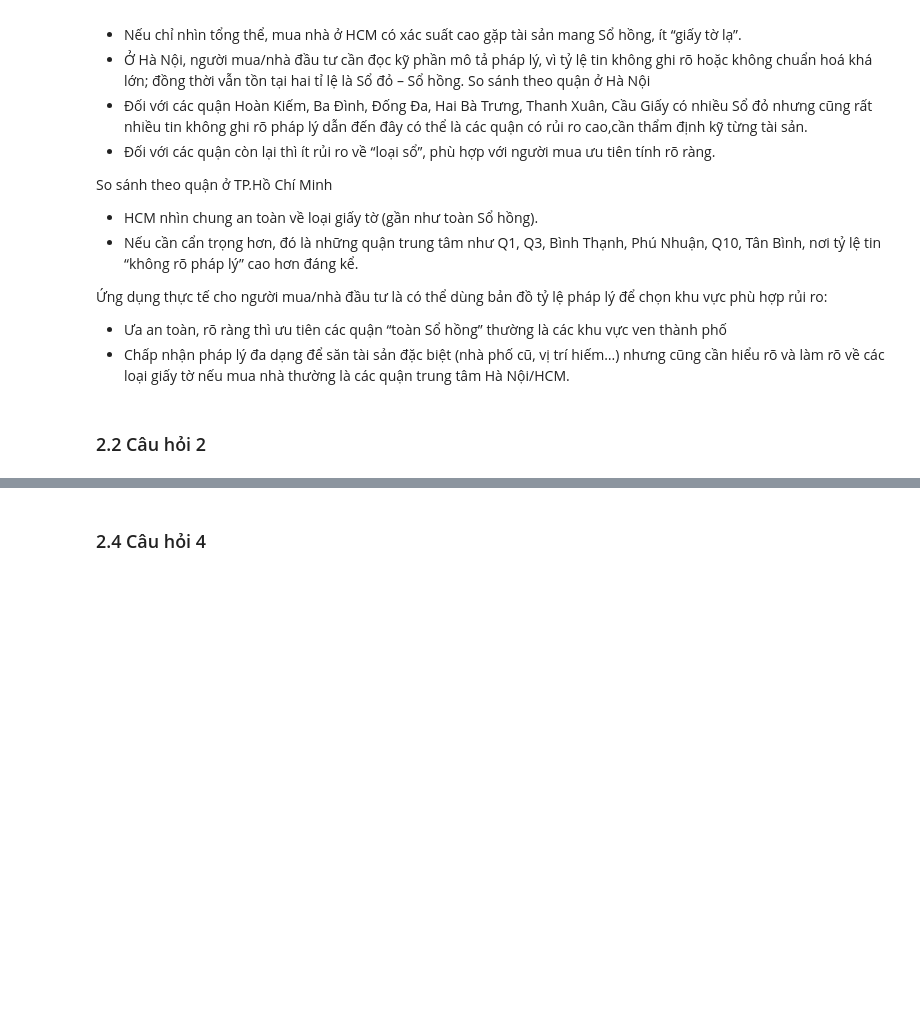
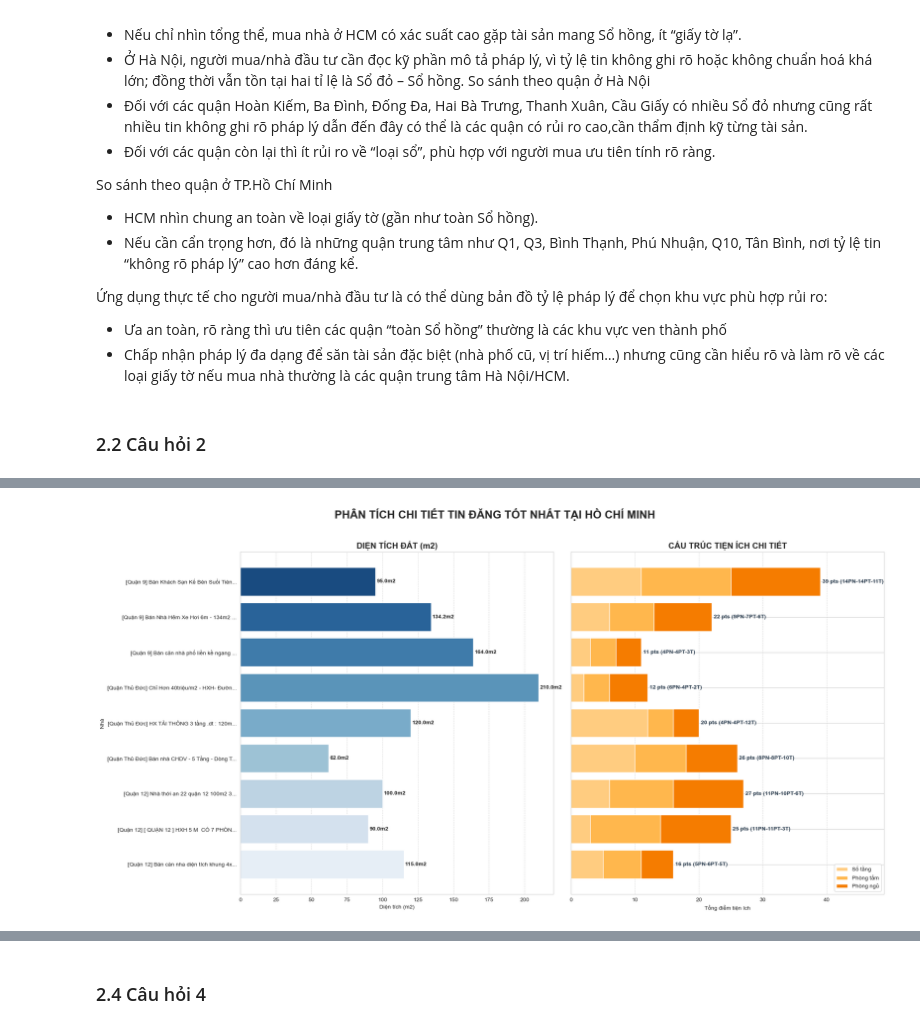
Before and after one commit to Thuongcdv123/Project-Intro-DS, a Jupyter notebook: eda/eda.ipynb, the cells around one changed output, grey strips where cells are left out. Cells and saved outputs as stored; diff of their text form; code cells hidden in the pictures; blank space fills up the shorter version.

```diff
--- a/eda/eda.ipynb
+++ b/eda/eda.ipynb
@@ -376,0 +624,92 @@ So sánh theo quận ở TP.Hồ Chí Minh
+# %%
+# 1. HÀM HỖ TRỢ: LÀM SẠCH TIÊU ĐỀ (Giữ nguyên để tránh lỗi font)
+def clean_title_for_plot(text):
+    if pd.isna(text): return ""
+    text = re.sub(r'[^\u0000-\uFFFF]', '', str(text))
+    for icon in ['💥', '🌹', '🔥', '📍', '✅', '🏠', '🚩', '💎', '📞']:
+        text = text.replace(icon, '')
+    return text.strip()
+
+# 2. HÀM CHÍNH: TRỰC QUAN HÓA CHI TIẾT CẤU TRÚC NHÀ
+def visualize_best_listings_detailed(city_name, stats, top_n_districts=3):
+    if stats is None or stats.empty:
+        print(f"Không có dữ liệu cho {city_name}")
+        return
+
+    best_districts = stats['quan'].head(top_n_districts).tolist()
+
+    plot_data = []
+    for district in best_districts:
+        df_q = df_filtered[(df_filtered['thanh_pho'] == city_name) & (df_filtered['quan'] == district)].copy()
+        if not df_q.empty:
+            df_q['temp_score'] = (df_q['dien_tich_dat'] / df_q['dien_tich_dat'].max()) + \
+                                 (df_q['tien_ich_score'] / df_q['tien_ich_score'].max())
+
+            top_3 = df_q.sort_values('temp_score', ascending=False).head(3)
+            for _, row in top_3.iterrows():
+                clean_t = clean_title_for_plot(row['tieu_de'])
+                short_t = (clean_t[:30] + '...') if len(clean_t) > 30 else clean_t
+                plot_data.append({
+                    'Nhà': f"[{district}] {short_t}",
+                    'Diện tích (m2)': row['dien_tich_dat'],
+                    'Phòng ngủ': int(row['phong_ngu']),
+                    'Phòng tắm': int(row['phong_tam']),
+                    'Số tầng': int(row['so_tang']),
+                    'Tổng điểm': row['tien_ich_score']
+                })
+
+    viz_df = pd.DataFrame(plot_data)
+    if viz_df.empty: return
+
+    # BƯỚC 1: Đổi style sang whitegrid để có lưới nền
+    sns.set_style("whitegrid")
+
+    fig, (ax1, ax2) = plt.subplots(1, 2, figsize=(20, 10), sharey=True)
+
+    # --- BIỂU ĐỒ 1: DIỆN TÍCH ---
+    sns.barplot(data=viz_df, y='Nhà', x='Diện tích (m2)', ax=ax1, hue='Nhà', palette='Blues_r', legend=False)
+    ax1.set_title('DIỆN TÍCH ĐẤT (m2)', fontsize=15, fontweight='bold')
+
+    # BƯỚC 2: Bật lưới trục X (dọc) cho Hình 1
+    ax1.grid(True, axis='x', linestyle='--', alpha=0.7)
+
+    for p in ax1.patches:
+        ax1.text(p.get_width() + 1, p.get_y() + p.get_height()/2, f'{p.get_width():.1f}m2',
+                 va='center', fontsize=10, fontweight='bold')
+
+    # --- BIỂU ĐỒ 2: CHI TIẾT TIỆN ÍCH (THANH CHỒNG - 3 MÀU RÕ RỆT) ---
+    # Vẽ từng thành phần đè lên nhau để tạo hiệu ứng thanh chồng
+    y_pos = range(len(viz_df))
+
+    # 1. Vẽ Số tầng (trong cùng)
+    ax2.barh(y_pos, viz_df['Số tầng'], label='Số tầng', color='#FFCC80')
+
+    # 2. Vẽ Phòng tắm (chồng lên Số tầng)
+    ax2.barh(y_pos, viz_df['Phòng tắm'], left=viz_df['Số tầng'], label='Phòng tắm', color='#FFB74D')
+
+    # 3. Vẽ Phòng ngủ (chồng lên Tầng + Tắm)
+    ax2.barh(y_pos, viz_df['Phòng ngủ'], left=viz_df['Số tầng'] + viz_df['Phòng tắm'], label='Phòng ngủ', color='#F57C00')
+
+    # BƯỚC 3: Bật lưới trục X cho Hình 2 để đồng bộ
+    ax2.grid(True, axis='x', linestyle='--', alpha=0.7)
+
+    for i in y_pos:
+        total = viz_df['Tổng điểm'].iloc[i]
+        breakdown = f"{total:.0f} pts ({viz_df['Phòng ngủ'].iloc[i]}PN-{viz_df['Phòng tắm'].iloc[i]}PT-{viz_df['Số tầng'].iloc[i]}T)"
+        ax2.text(total + 0.3, i, breakdown, va='center', fontsize=10, fontweight='bold', color='#2c3e50')
+
+    ax2.set_title('CẤU TRÚC TIỆN ÍCH CHI TIẾT', fontsize=15, fontweight='bold')
+    ax2.set_xlabel('Tổng điểm tiện ích')
+    ax2.legend(loc='lower right', frameon=True)
+    ax2.set_xlim(0, viz_df['Tổng điểm'].max() + 10)
+
+    plt.suptitle(f'PHÂN TÍCH CHI TIẾT TIN ĐĂNG TỐT NHẤT TẠI {city_name.upper()}',
+                 fontsize=20, fontweight='bold', y=1.02)
+    plt.tight_layout()
+    plt.show()
+
+
+visualize_best_listings_detailed('Hồ Chí Minh', stats_hcm)
+visualize_best_listings_detailed('Hà Nội', stats_hn)
+# %% [output]
+[figure, added]
```
Also changed, not shown: parts of 11 cells of this notebook.
